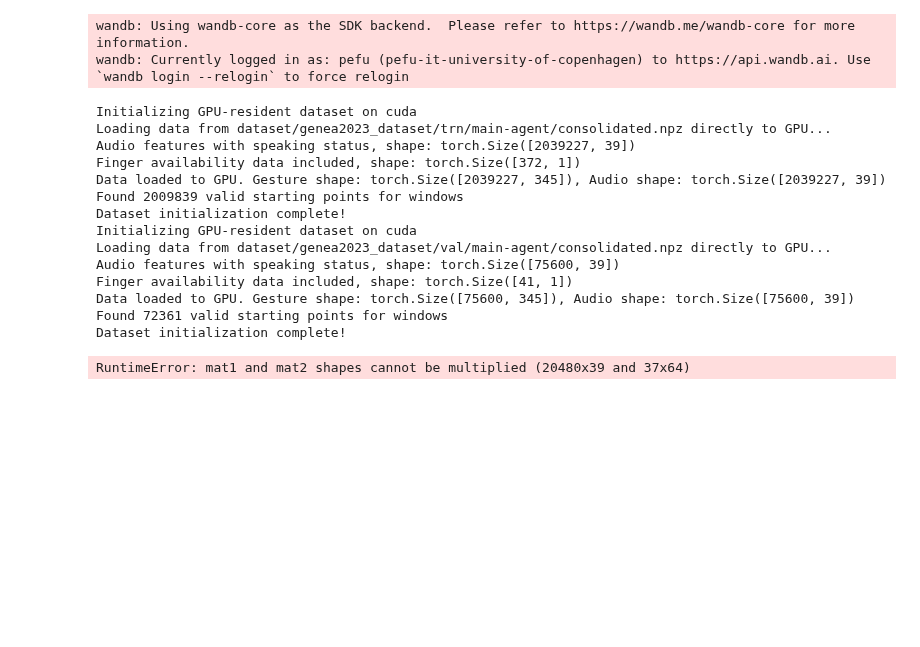
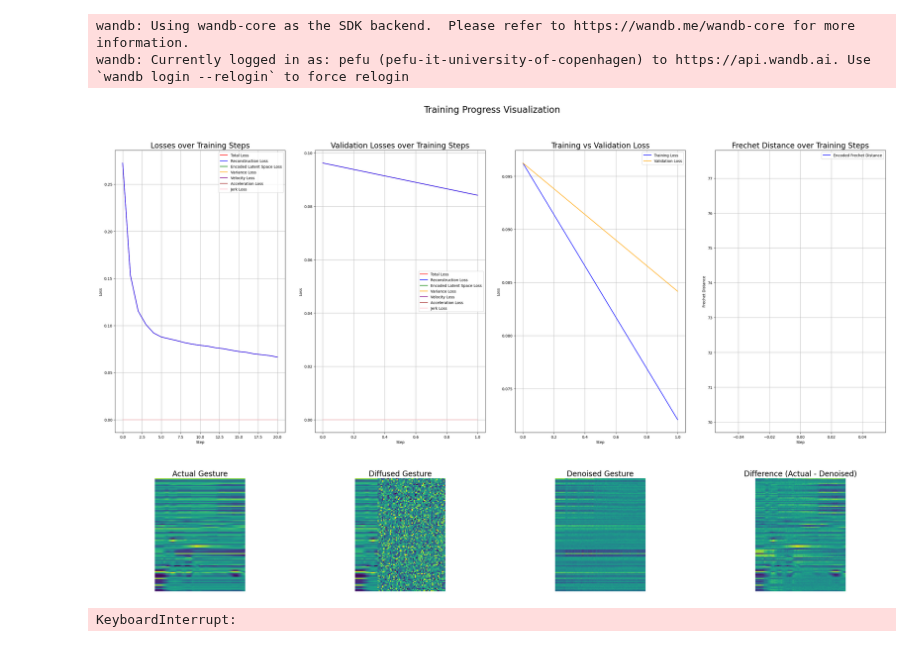
Before and after one commit to AntonBertelsen/GestureGeneration, a Jupyter notebook: sliding_diffusion_project/model_training_testing_ground.ipynb, the cells around one changed output. Drawn from its saved outputs; the diff is of its cells as text; code cells hidden in the pictures; blank space fills up the shorter version.

Commit message:
Hacky tests with outpainting

```diff
--- a/sliding_diffusion_project/model_training_testing_ground.ipynb
+++ b/sliding_diffusion_project/model_training_testing_ground.ipynb
@@ -25,20 +26,27 @@ train(
     upload_model_check_point = False, # should upload the model checkpoint to wandb
     model_checkpoint_dir ="trained_models",
     model = ContinuousMotionModel(
-        diffusion = SlidingDiffusion(
-            num_clean_frames = 50,
-            num_denoise_frames = 30,
-            num_noise_frames = 0,
-            num_timestep_stackings = 1,
-            noise_schedule = Diffusion.linear_schedule(0.00016, 0.215),
-            device = device
-        ),
+        # diffusion = SlidingDiffusion(
+        #     num_clean_frames = 50,
+        #     num_denoise_frames = 30,
+        #     num_noise_frames = 0,
+        #     num_timestep_stackings = 1,
+        #     noise_schedule = Diffusion.linear_schedule(0.00016, 0.215),
+        #     device = device
+        # ),
         # diffusion = NormalDiffusion(
         #     num_timesteps = 100,
         #     sequence_length = 100,
         #     noise_schedule = Diffusion.linear_schedule(0.00015, 0.075),
         #     device = device
         # ),
+        diffusion = OutpaintDiffusion(
+            num_timesteps = 1000,
+            sequence_length = 80,
+            overlap_frames=20,
+            noise_schedule = Diffusion.linear_schedule(0.00015, 0.075),
+            device = device
+        ),
         pose_encoder = None, # AdvancedPoseEncoder.load_from_checkpoint("advanced_pose_encoder_ik_pca_64", device),
         number_of_styles = 17,
         gesture_length = 80,
@@ -99,45 +107,32 @@ train(
     acceleration_loss_weight = 0.0,
     jerk_loss_weight= 0.0,
     latent_space_loss_weight = 0.0,
     # category_weighting = {
     #     'fingers': 0.1,
     #     'arms': 2.0,
     #     'legs': 1.0,
     #     'spine': 2.0,
     #     'head': 1.0,
     #     'root': 2.0
     # },
     # category_weighting = {
     #     'left_arm_ik': 2.0,
     #     'right_arm_ik': 2.0,
     #     'left_leg_ik': 2.0,
     #     'right_leg_ik': 2.0,
     # },
     # frame_weighting_segments_info = [
     #     (0.1, 0.2, 25),
     #     (0.2, 0.4, 40),
     #     (0.4, 1.0, 50),
     #     (1.0, 1.0, 55),
     #     (1.0, 0.85, 80),
     #     (0.85, 0.6, 100)
     # ],
     visualize_step = 100,
     num_fgd_samples = 2048,
     # continue_from_checkpoint="latest"
 )
 # %% [output]
+[figure, added]
-Initializing GPU-resident dataset on cuda
-Loading data from dataset/genea2023_dataset/trn/main-agent/consolidated.npz directly to GPU...
-Audio features with speaking status, shape: torch.Size([2039227, 39])
-Finger availability data included, shape: torch.Size([372, 1])
-Data loaded to GPU. Gesture shape: torch.Size([2039227, 345]), Audio shape: torch.Size([2039227, 39])
-Found 2009839 valid starting points for windows
-Dataset initialization complete!
-Initializing GPU-resident dataset on cuda
-Loading data from dataset/genea2023_dataset/val/main-agent/consolidated.npz directly to GPU...
-Audio features with speaking status, shape: torch.Size([75600, 39])
-Finger availability data included, shape: torch.Size([41, 1])
-Data loaded to GPU. Gesture shape: torch.Size([75600, 345]), Audio shape: torch.Size([75600, 39])
-Found 72361 valid starting points for windows
-Dataset initialization complete!
+KeyboardInterrupt:
-RuntimeError: mat1 and mat2 shapes cannot be multiplied (20480x39 and 37x64)
```
Also changed, not shown: parts of 1 cell of this notebook, 6 other files.
